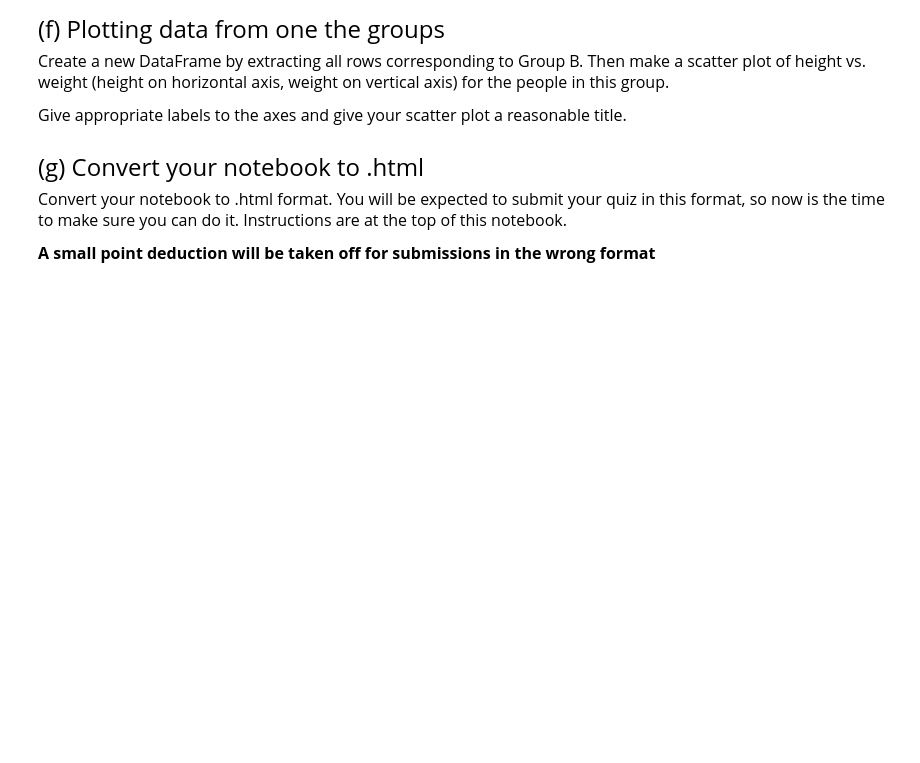
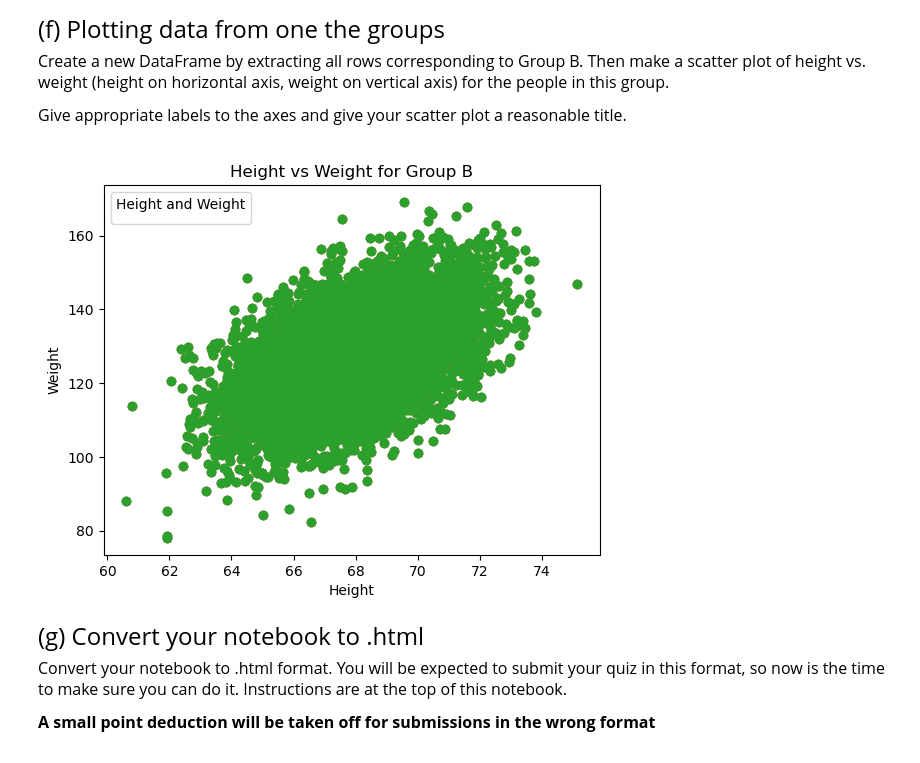
Before and after one commit to kristen-ngai/KN---qtm151fall2025, a Jupyter notebook: Assignments/practice_quiz.ipynb, the cells around one changed output. Cells and saved outputs as stored; diff of their text form; code cells hidden in the pictures; blank space fills up the shorter version.

```diff
--- a/Assignments/practice_quiz.ipynb
+++ b/Assignments/practice_quiz.ipynb
@@ -141,5 +159,8 @@ Extract rows 345 through 397 (that is, all the rows 345, 346, 347, ..., 396, 397
 # %%
 # Write your answer here:
+import pandas as pd
+df=pd.read_csv("C:/Users/ngaik/Downloads/height_weight.csv")
+df.iloc[345:398,:]
 
-import pandas as pd
-read.csv()
+subset_sorted=df.sort_values(by=['Height_Inches'], ascending=True)
+subset_sorted.head()
@@ -171,3 +231,11 @@ Randomly assign each person in the dataset one of three possible strings: ``"A"`
 **Hint**: Randomly choosing among 3 strings is not much different from randomly choosing among 4 numbers, which is what we did in Lecture 11
 # %%
 # Write your answer here:
+
+num_rows, num_cols = subset_sorted.shape
+
+group_no = np.random.choice(['A','B','C'], size = num_rows)
+
+subset_sorted["Group"] = group_no
+
+subset_sorted.head()
@@ -183,6 +258,22 @@ Create a new DataFrame by extracting all rows corresponding to Group B. Then mak
 Give appropriate labels to the axes and give your scatter plot a reasonable title.
 # %%
 # Write your answer here:
+group_b = pd.unique(subset_sorted["Group"])
+for Group in group_b:
+    df   = subset_sorted.query("Group =='B'")
+    plt.scatter(x = df["Height_Inches"], y = df["Weight_Pounds"])
+
+ #or this way
+ group_b = df.query("Group == 'B'")
+
+# Add labels and a legends
+plt.xlabel("Height")
+plt.ylabel("Weight")
+plt.legend(title  = "Height and Weight")
+plt.title("Height vs Weight for Group B")
+plt.show()
+# %% [output]
+[figure, added]
 # %% [markdown]
 <font size = "5">
 
```
Also changed, not shown: parts of 14 cells of this notebook, 1 other file.
